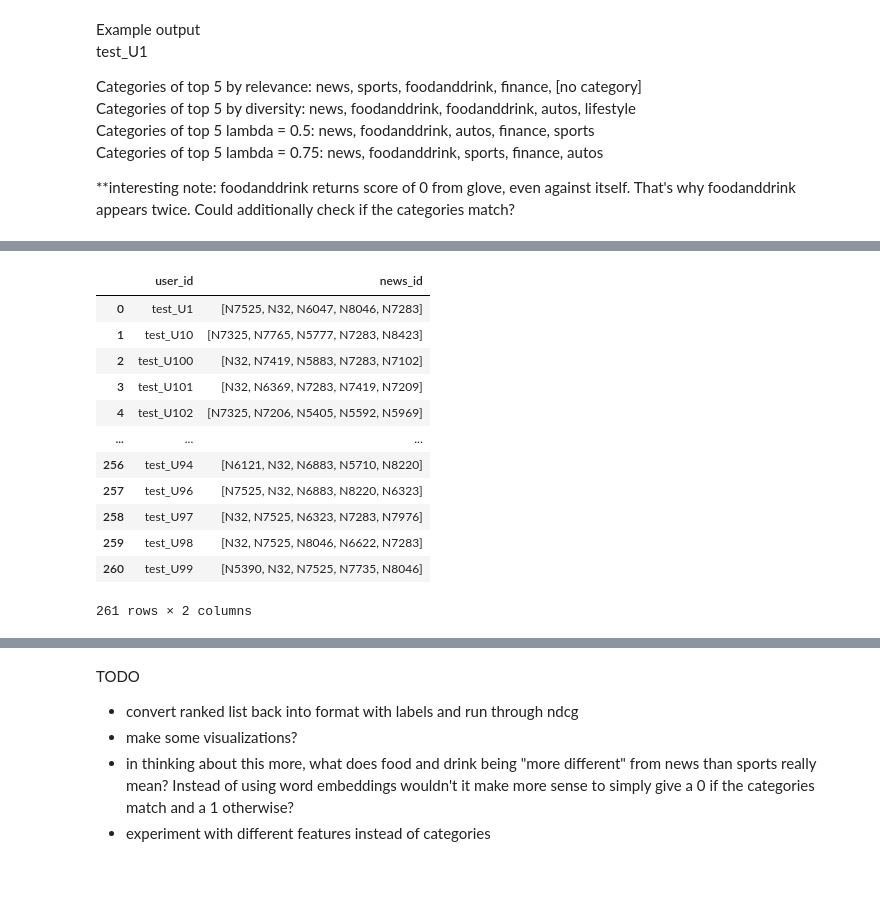
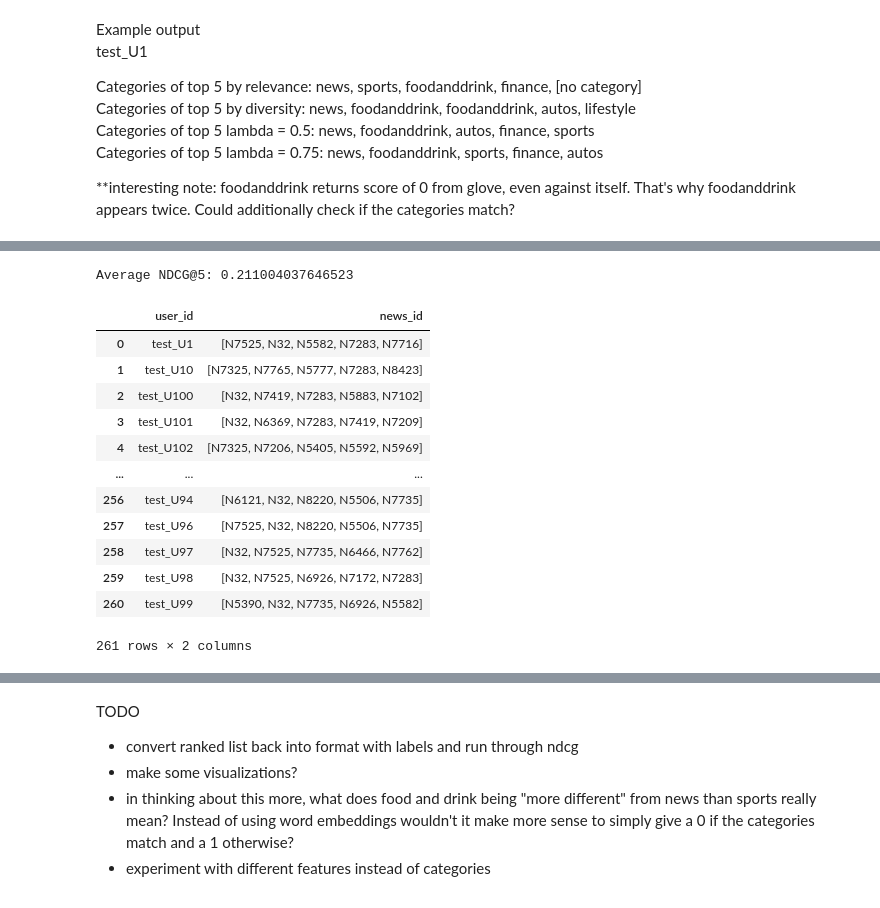
Before and after one commit to aisa6148/News_Recommendation_Project_2023, a Jupyter notebook: dkn_MIND.ipynb, the cells around one changed output, grey strips where cells are left out. Cells and saved outputs as stored; diff of their text form; code cells hidden in the pictures.

Commit message:
Add AUC and NDCG calculations

```diff
--- a/dkn_MIND.ipynb
+++ b/dkn_MIND.ipynb
@@ -186,0 +243,9 @@ full_df
+# %%
+avg_ndcg = 0
+count = 0
+for i in range(261):
+    temp = df.iloc[i]
+    ndcg = ndcg_score([temp["label"]], [temp["pred"]], k=5)
+    avg_ndcg += ndcg
+    count += 1
+print(f"Average NDCG@5: {avg_ndcg/count}")
@@ -397,7 +452,7 @@ def mmr_user(recs, pred_scores, lamda, k):
                     max_mmr_id = recs[i]
         list_so_far.append(max_mmr_id)
         preds_so_far.append(max_mmr)
-    return list_so_far
+    return list_so_far, preds_so_far
 
 # Calculates recommendations according to mmr for all users
 # df is a Pandas dataframe with cols user, news_id, pred where pred[i] is the relevance score for news_id[i]
@@ -406,7 +461,8 @@ def mmr_user(recs, pred_scores, lamda, k):
 def mmr_all(df, lamda, k):
     result_df = {}
     for index, row in df.iterrows():
-        result_df[index] = mmr_user(row['news_id'], row['pred'], lamda, k)
+        news_ids, preds = mmr_user(row['news_id'], row['pred'], lamda, k)
+        result_df[index] = {"news_id": news_ids, "pred": preds}
     return result_df
 # %%
 one_user = user_recs.head(1)
@@ -441,3 +495,5 @@ Categories of top 5 lambda = 0.75: news, foodanddrink, sports, finance, autos
+# %%
+k = 5
 # %%
 def diversity_user(recs):
     score = 0.0
@@ -481,20 +624,34 @@ mmr_rerank_data
+# %%
+avg_ndcg = 0
+count = 0
+for i in range(261):
+    temp = mmr_labels_lists.iloc[i]
+    ndcg = ndcg_score([temp["label"]], [temp["mmr_pred"]], k=5)
+    avg_ndcg += ndcg
+    count += 1
+print(f"Average NDCG@5: {avg_ndcg/count}")
+# %% [output]
+Average NDCG@5: 0.211004037646523
+# %%
+lamda = 0
 # %%
+mmr_rerank_data = mmr_all(user_recs, lamda, k)
 mmr_rerank_df = pd.DataFrame(list(mmr_rerank_data.items()), columns=['user_id', 'news_id'])
 
 mmr_rerank_df
 # %% [output]
 |  | user_id | news_id |
-| 0 | test_U1 | [N7525, N32, N6047, N8046, N7283] |
+| 0 | test_U1 | [N7525, N32, N5582, N7283, N7716] |
 | 1 | test_U10 | [N7325, N7765, N5777, N7283, N8423] |
-| 2 | test_U100 | [N32, N7419, N5883, N7283, N7102] |
+| 2 | test_U100 | [N32, N7419, N7283, N5883, N7102] |
 | 3 | test_U101 | [N32, N6369, N7283, N7419, N7209] |
 | 4 | test_U102 | [N7325, N7206, N5405, N5592, N5969] |
 | ... | ... | ... |
-| 256 | test_U94 | [N6121, N32, N6883, N5710, N8220] |
-| 257 | test_U96 | [N7525, N32, N6883, N8220, N6323] |
-| 258 | test_U97 | [N32, N7525, N6323, N7283, N7976] |
-| 259 | test_U98 | [N32, N7525, N8046, N6622, N7283] |
-| 260 | test_U99 | [N5390, N32, N7525, N7735, N8046] |
+| 256 | test_U94 | [N6121, N32, N8220, N5506, N7735] |
+| 257 | test_U96 | [N7525, N32, N8220, N5506, N7735] |
+| 258 | test_U97 | [N32, N7525, N7735, N6466, N7762] |
+| 259 | test_U98 | [N32, N7525, N6926, N7172, N7283] |
+| 260 | test_U99 | [N5390, N32, N7735, N6926, N5582] |
 261 rows × 2 columns
 # %%
 print(diversity_eval(mmr_rerank_df))
```
Also changed, not shown: parts of 23 cells of this notebook.
